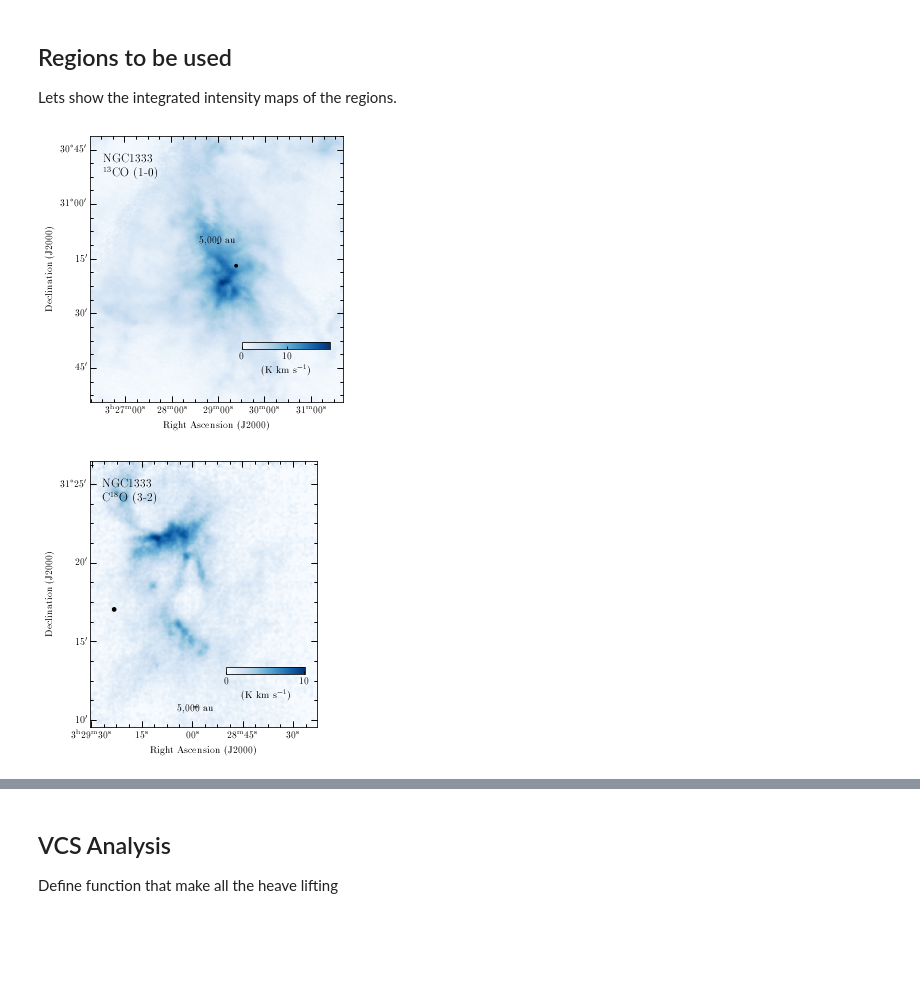
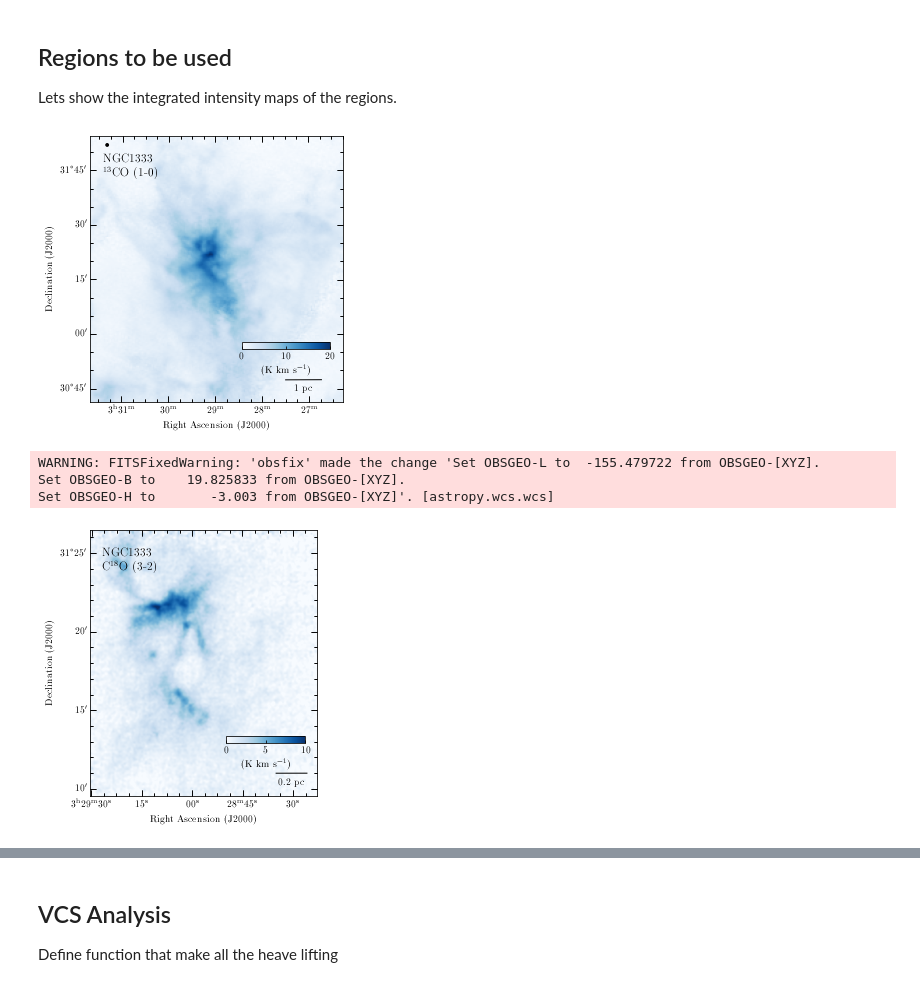
Before and after one commit to jpinedaf/NGC1333_NOEMA_turbulence, a Jupyter notebook: NGC1333_determine_turbulence.ipynb, the cells around one changed output, grey strips where cells are left out. Drawn from its saved outputs; the diff is of its cells as text; code cells hidden in the pictures; blank space fills up the shorter version.

```diff
--- a/NGC1333_determine_turbulence.ipynb
+++ b/NGC1333_determine_turbulence.ipynb
@@ -25,7 +19,6 @@ distance = 300. * u.pc
 ## Regions to be used
 Lets show the integrated intensity maps of the regions.
 # %%
-from astropy.wcs import WCS
 my_figsize = (6, 4)
 file_list_TdV = ['data/NGC1333_13CO_1-0-TdV.fits',
                  'data/NGC1333_SE_C18O-TdV.fits',
@@ -38,9 +31,14 @@ xpos_lab1, ypos_lab1 = (0.05, 0.9)
 xpos_lab2, ypos_lab2 = (0.05, 0.85)
 xpos_lab3, ypos_lab3 = (0.075, 0.875)
 
-beam_pos = SkyCoord("03h29m23.2s", "31d17m2s", frame='fk5')
-beam_pos_13co = SkyCoord("03h29m23.2s", "31d17m2s", frame='fk5')
-scalebar_pos = SkyCoord("03h28m59.5s", "31d10m50s", frame='fk5')
+beam_pos_13CO = SkyCoord("03h31m20.0s", "31d52m0s", frame='fk5')
+scalebar_pos_13CO = SkyCoord("03h27m30.0s", "30d47m30s", frame='fk5')
+
+beam_pos_C18O = SkyCoord("03h31m15.0s", "31d25m0s", frame='fk5')
+scalebar_pos_C18O = SkyCoord("03h28m35.0s", "31d11m00s", frame='fk5')
+
+beam_pos_NOEMA = SkyCoord("03h29m23.2s", "31d17m2s", frame='fk5')
+scalebar_pos_NOEMA = SkyCoord("03h29m02.5s", "31d11m00s", frame='fk5')
 # %%
 # distance = 300. # pc
 
@@ -106,32 +132,32 @@ def plot_setup_ngc1333_wcsaxes(ax, hdu, label_col='black', contour_n2hp=False, c
 # %%
 text_color = 'black'
 
 hdu = fits.open(file_list_TdV[0])[0]
 wcs = WCS(hdu.header)
 
 cmap = plt.get_cmap(name='Blues').copy()
 cmap.set_bad(color='0.85')
 
 fig = plt.figure(figsize=my_figsize)
 ax = plt.subplot(projection=wcs)
-im = ax.imshow(hdu.data, vmin=0.0, cmap=cmap, origin='lower')
-# im = ax.imshow(hdu.data, vmin=0.0, vmax=3e-1, cmap=cmap, origin='lower')
+im = ax.imshow(hdu.data, vmin=0.0, vmax=20.0, cmap=cmap, origin='lower')
+ax.invert_xaxis()
+ax.invert_yaxis()
 
-plot_setup_ngc1333_wcsaxes(ax, hdu, label_col=text_color, contour_n2hp=False)
-# plot_setup_noema_wcsaxes(ax, hdu, label_col=text_color, contour_n2hp=True)
+plot_setup_ngc1333_wcsaxes(ax, hdu, label_col=text_color, telescope='FCRAO')
 
 cax = ax.inset_axes(col_pos)
 cbar = plt.colorbar(im, cax=cax, label=r'(K km s$^{-1}$)', orientation='horizontal')
 # cbar.set_ticks([0, 0.1, 0.2, 0.3])
 
 fig.text(xpos_lab1, ypos_lab1, 'NGC1333', transform=ax.transAxes,
                 horizontalalignment='left', color=text_color, size=12)
 fig.text(xpos_lab2, ypos_lab2, r'$^{13}$CO (1-0)', transform=ax.transAxes,
                 horizontalalignment='left', color=text_color, size=12)
 plt.tight_layout()
-# fig.savefig('figs/NGC1333_SiO_TdV.pdf', dpi=200)
+fig.savefig('figs/NGC1333_13CO_TdV.pdf', dpi=200)
 # %% [output]
-[figure, old version]
+[figure, new version]
 # %%
 text_color = 'black'
 
@@ -143,21 +169,22 @@ cmap.set_bad(color='0.85')
 
 fig = plt.figure(figsize=my_figsize)
 ax = plt.subplot(projection=wcs)
-im = ax.imshow(hdu.data, vmin=0.0, cmap=cmap, origin='lower')
-# im = ax.imshow(hdu.data, vmin=0.0, vmax=3e-1, cmap=cmap, origin='lower')
+im = ax.imshow(hdu.data, vmin=0.0, vmax=10, cmap=cmap, origin='lower')
 
-plot_setup_ngc1333_wcsaxes(ax, hdu, label_col=text_color, contour_n2hp=False)
-# plot_setup_noema_wcsaxes(ax, hdu, label_col=text_color, contour_n2hp=True)
+plot_setup_ngc1333_wcsaxes(ax, hdu, label_col=text_color, telescope='JCMT')
 
 cax = ax.inset_axes(col_pos)
 cbar = plt.colorbar(im, cax=cax, label=r'(K km s$^{-1}$)', orientation='horizontal')
-# cbar.set_ticks([0, 0.1, 0.2, 0.3])
+cbar.set_ticks([0, 5, 10])
 
 fig.text(xpos_lab1, ypos_lab1, 'NGC1333', transform=ax.transAxes,
                 horizontalalignment='left', color=text_color, size=12)
 fig.text(xpos_lab2, ypos_lab2, r'C$^{18}$O (3-2)', transform=ax.transAxes,
                 horizontalalignment='left', color=text_color, size=12)
 plt.tight_layout()
-# fig.savefig('figs/NGC1333_SiO_TdV.pdf', dpi=200)
+fig.savefig('figs/NGC1333_C18O_TdV.pdf', dpi=200)
 # %% [output]
+WARNING: FITSFixedWarning: 'obsfix' made the change 'Set OBSGEO-L to  -155.479722 from OBSGEO-[XYZ].
+Set OBSGEO-B to    19.825833 from OBSGEO-[XYZ].
+Set OBSGEO-H to       -3.003 from OBSGEO-[XYZ]'. [astropy.wcs.wcs]
-[figure, old version]
+[figure, new version]
```
Also changed, not shown: parts of 26 cells of this notebook, 8 other files.
